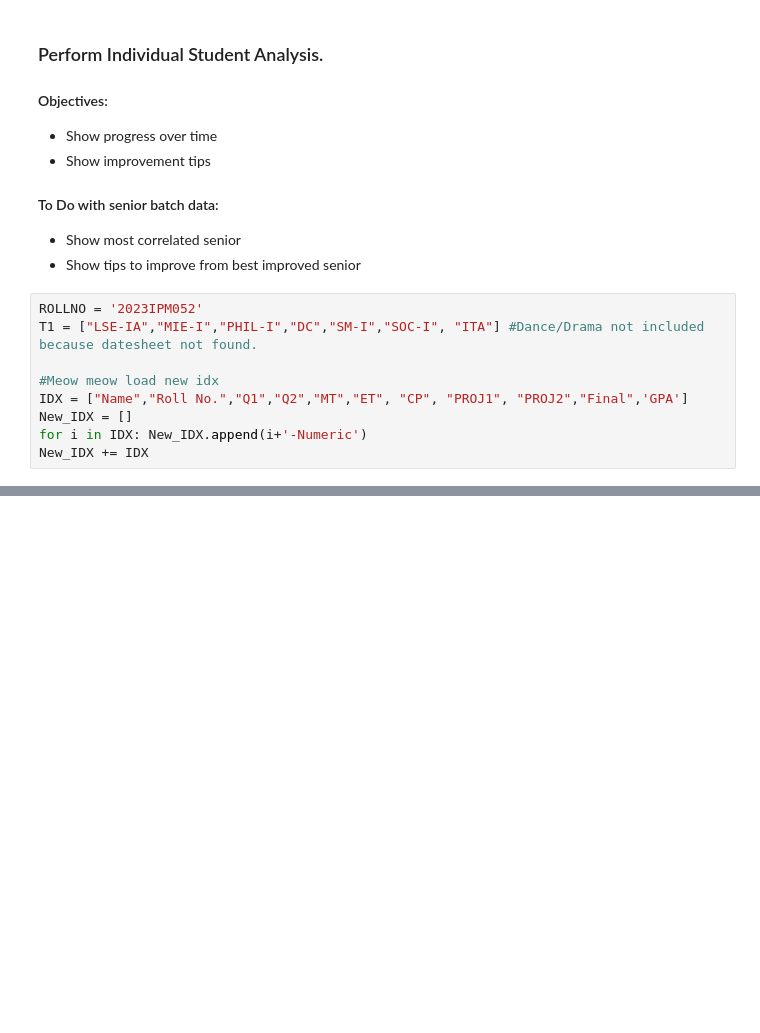
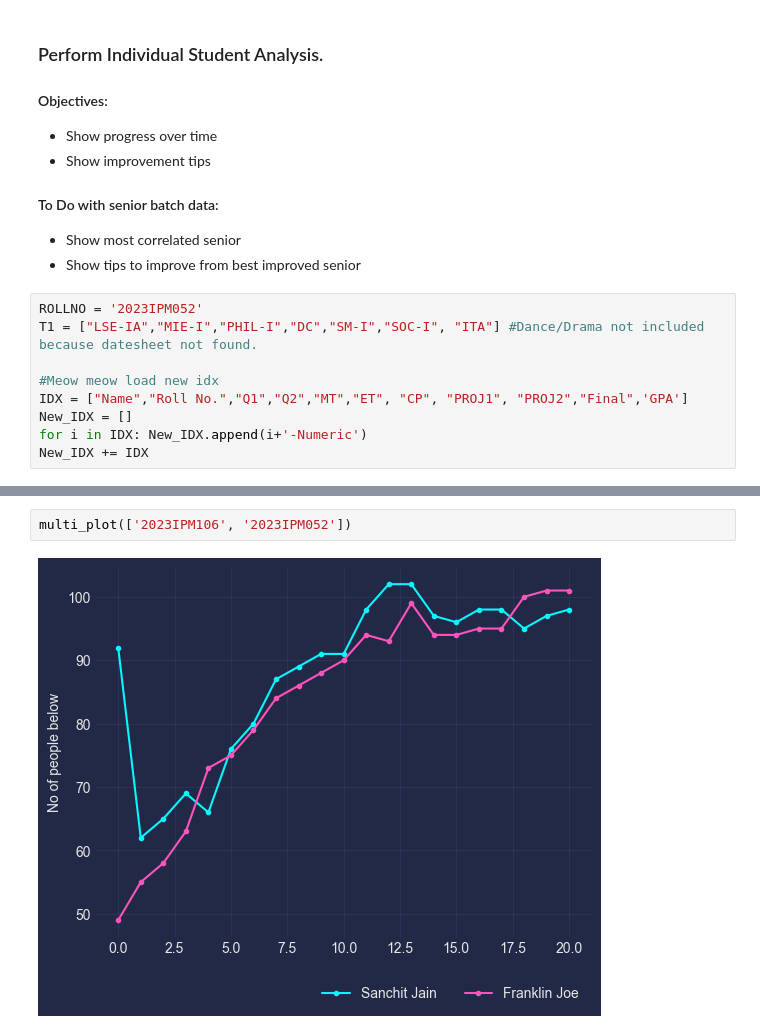
Before and after one commit to Franklin-oss/grade-analysis, a Jupyter notebook: individual_analysis.ipynb, the cells around one changed output, grey strips where cells are left out. Saved outputs shown, nothing was run; the diff lists cells and outputs as text; blank space fills up the shorter version.

```diff
--- a/individual_analysis.ipynb
+++ b/individual_analysis.ipynb
@@ -213,0 +275,4 @@ for rollno in DATAS['DC'].index:
+# %%
+multi_plot(['2023IPM106', '2023IPM052'])
+# %% [output]
+[figure, added]
```
Also changed, not shown: parts of 7 cells of this notebook, 3 other files.
